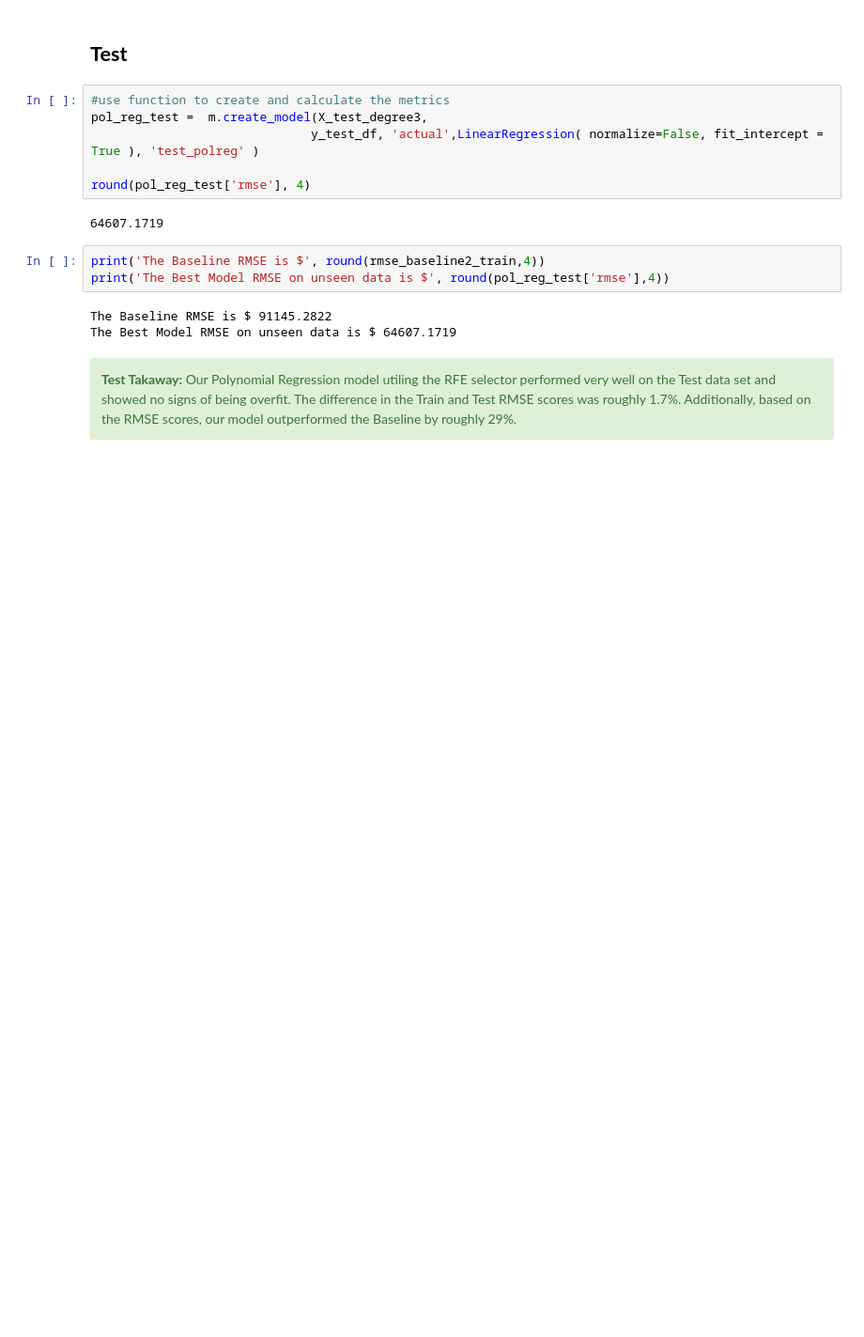
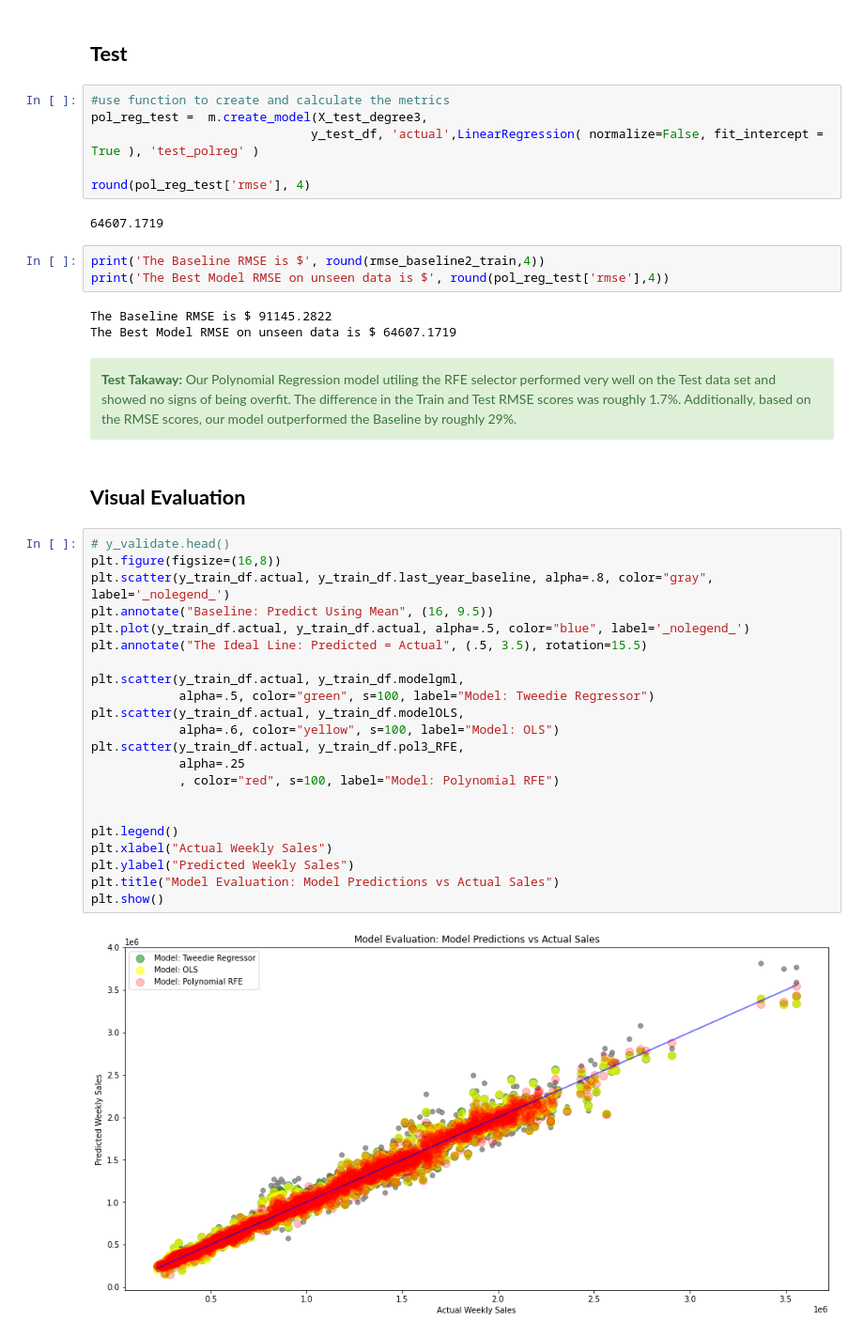
Before and after one commit to Attention-Walmart-Shoppers/capstone, a Jupyter notebook: final_notebook_draft.ipynb, the cells around one changed output. Shown at 94% size. Saved outputs shown, nothing was run; the diff lists cells and outputs as text; blank space fills up the shorter version.

```diff
--- a/final_notebook_draft.ipynb
+++ b/final_notebook_draft.ipynb
@@ -741,3 +741,29 @@ The Best Model RMSE on unseen data is $ 64607.1719
 <div class="alert alert-block alert-success">
 <b>Test Takaway:</b> Our Polynomial Regression model utiling the RFE selector performed very well on the Test data set and showed no signs of being overfit. The difference in the Train and Test RMSE scores was roughly 1.7%.  Additionally, based on the RMSE scores, our model outperformed the Baseline by roughly 29%.
 </div>
+# %% [markdown]
+## **Visual Evaluation**
+# %%
+# y_validate.head()
+plt.figure(figsize=(16,8))
+plt.scatter(y_train_df.actual, y_train_df.last_year_baseline, alpha=.8, color="gray", label='_nolegend_')
+plt.annotate("Baseline: Predict Using Mean", (16, 9.5))
+plt.plot(y_train_df.actual, y_train_df.actual, alpha=.5, color="blue", label='_nolegend_')
+plt.annotate("The Ideal Line: Predicted = Actual", (.5, 3.5), rotation=15.5)
+
+plt.scatter(y_train_df.actual, y_train_df.modelgml,
+            alpha=.5, color="green", s=100, label="Model: Tweedie Regressor")
+plt.scatter(y_train_df.actual, y_train_df.modelOLS,
+            alpha=.6, color="yellow", s=100, label="Model: OLS")
+plt.scatter(y_train_df.actual, y_train_df.pol3_RFE,
+            alpha=.25
+            , color="red", s=100, label="Model: Polynomial RFE")
+
+
+plt.legend()
+plt.xlabel("Actual Weekly Sales")
+plt.ylabel("Predicted Weekly Sales")
+plt.title("Model Evaluation: Model Predictions vs Actual Sales")
+plt.show()
+# %% [output]
+[figure, added]
```
